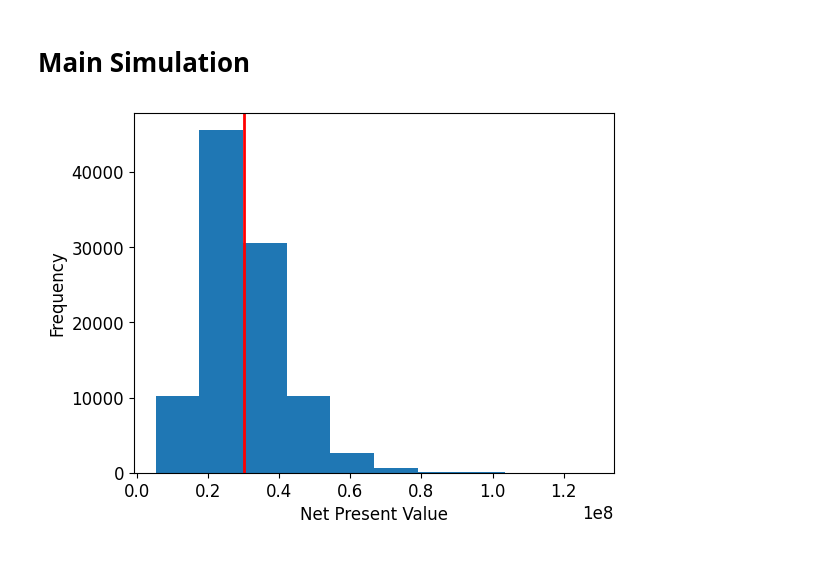
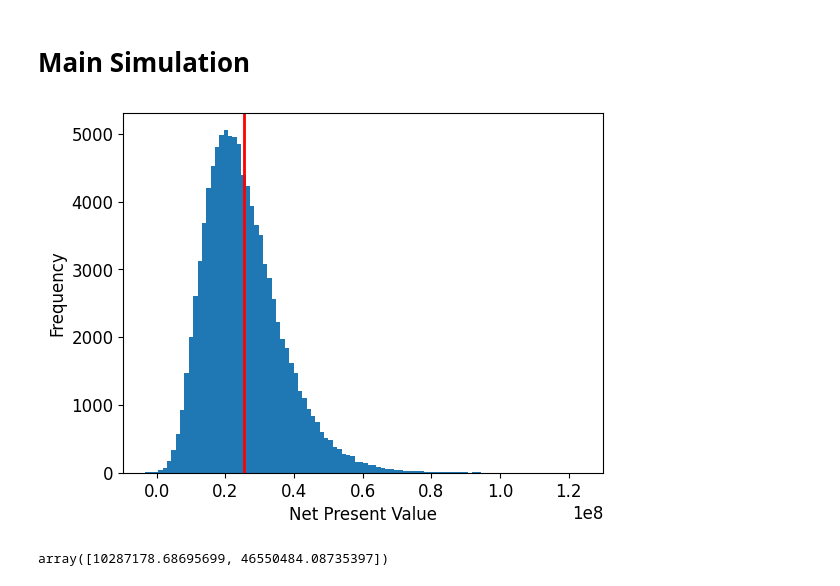
Before and after one commit to yangrchen/blue5-spring-one-homework, a Jupyter notebook: simulation/HW2/yang.ipynb, the cells around one changed output. Drawn from its saved outputs; the diff is of its cells as text; code cells hidden in the pictures.

```diff
--- a/simulation/HW2/yang.ipynb
+++ b/simulation/HW2/yang.ipynb
@@ -51,7 +51,7 @@ drill_costs
 | 46 | 2006-06-30 | 2238.6 | 1936.2 | 2664.6 | 0.165695 | ... |
 # %%
 returns = drill_costs.filter(regex="^Arithmetic Return").to_numpy().flatten()
-drill_costs["avg_cost"] = drill_costs.filter(regex="^U\.S\.").mean(axis=1)
+drill_costs["avg_cost"] = drill_costs.filter(regex="^U.S.").mean(axis=1)
 returns, drill_costs["avg_cost"]
 # %% [output]
 (array([0.07799875699192034, 0.0748992149374072, 0.2005442176870748,
@@ -229,7 +229,7 @@ def calculate_operating_expenses(annual_production: np.ndarray, annual_revenue:
 # %%
 net_present_values = []
 for i in tqdm(range(SIM_SIZE), desc="Calculating NPV"):
-    initial_cost = norm_data[i] + calculate_initial_expenses(is_dry=False)
+    initial_cost = norm_data[i] * 1000.0 + calculate_initial_expenses(is_dry=False)
     annual_prod = calculate_annual_production(init_production[i], decline_rate[i])
     oil_prices = calculate_oil_price()
     net_revenue_interest = rng.normal(0.75, 0.02, size=NUM_YEARS)
@@ -241,11 +241,15 @@ for i in tqdm(range(SIM_SIZE), desc="Calculating NPV"):
     net_present_values.append(net_present_value)
 # %%
 plt.rcParams.update({"font.size": 12})
-plt.hist(net_present_values)
+plt.hist(net_present_values, bins=100)
 plt.axvline(x=np.mean(net_present_values), color="r", linestyle="-", linewidth=2)
 plt.xlabel("Net Present Value")
 plt.ylabel("Frequency")
 plt.subplots_adjust(left=0.15, right=0.9, top=0.9, bottom=0.15)
 plt.show()
 # %% [output]
-[figure, old version]
+[figure, new version]
+# %%
+np.quantile(net_present_values, [0.05, 0.95])
+# %% [output]
+array([10287178.68695699, 46550484.08735397])
```
Also changed, not shown: parts of 1 cell of this notebook, 5 other files.
